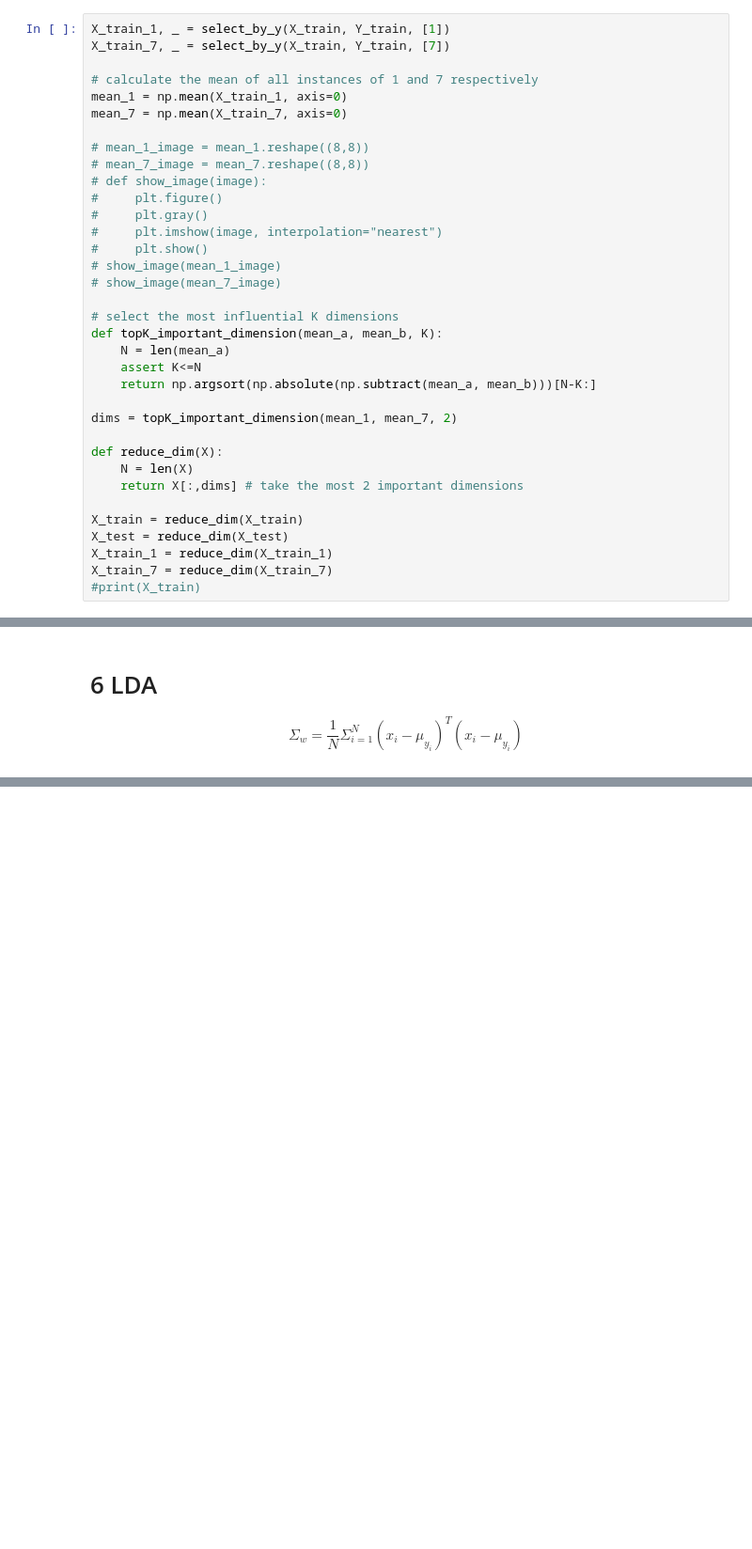
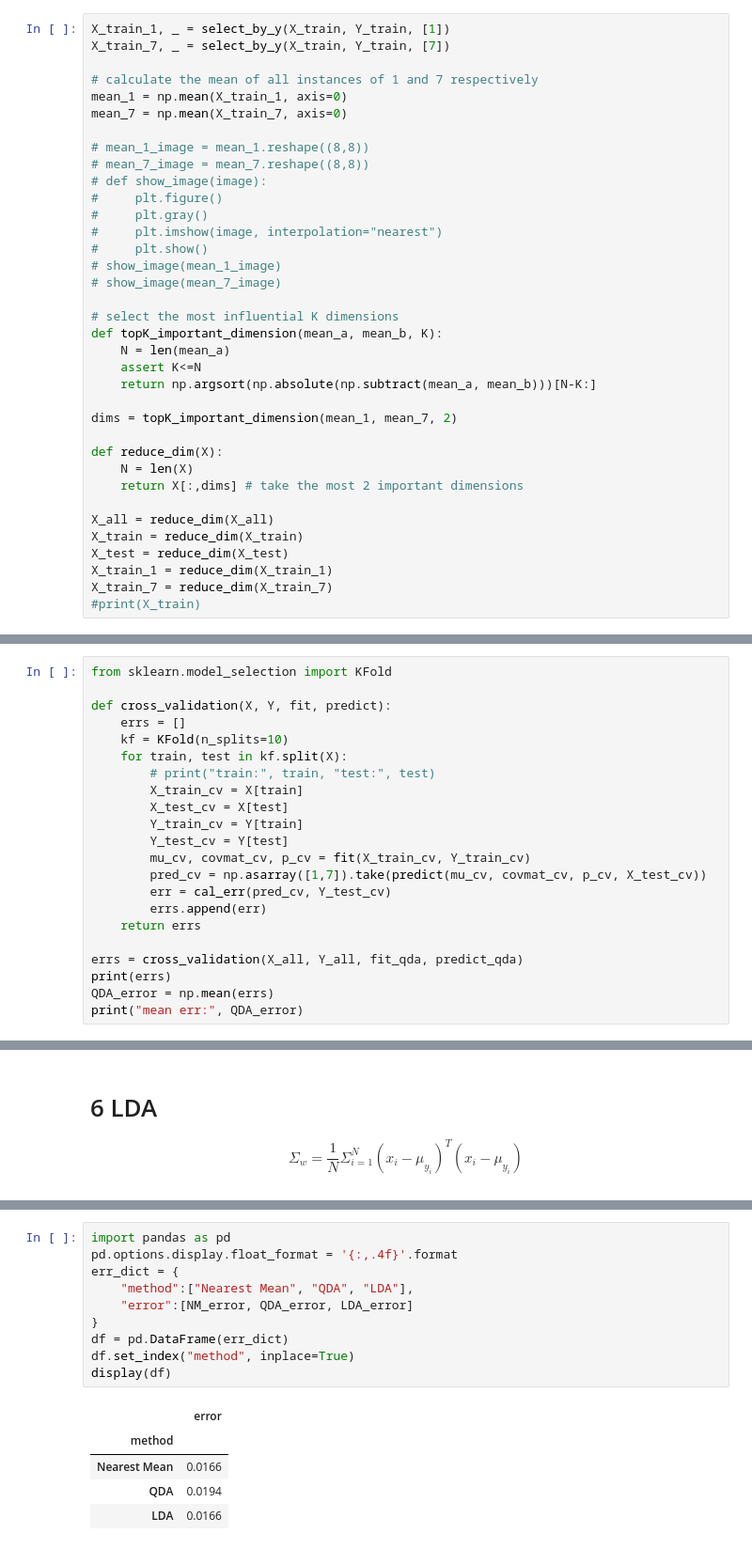
Before and after one commit to gitdxj/QDA-and-LDA, a Jupyter notebook: solution.ipynb, the cells around one changed output, grey strips where cells are left out. Shown at 94% size. Drawn from its saved outputs; the diff is of its cells as text; blank space fills up the shorter version.

```diff
--- a/solution.ipynb
+++ b/solution.ipynb
@@ -86,6 +86,7 @@ def reduce_dim(X):
     N = len(X)
     return X[:,dims] # take the most 2 important dimensions
 
+X_all = reduce_dim(X_all)
 X_train = reduce_dim(X_train)
 X_test = reduce_dim(X_test)
 X_train_1 = reduce_dim(X_train_1)
@@ -256,0 +311,22 @@ plt.show()
+# %%
+from sklearn.model_selection import KFold
+
+def cross_validation(X, Y, fit, predict):
+    errs = []
+    kf = KFold(n_splits=10)
+    for train, test in kf.split(X):
+        # print("train:", train, "test:", test)
+        X_train_cv = X[train]
+        X_test_cv = X[test]
+        Y_train_cv = Y[train]
+        Y_test_cv = Y[test]
+        mu_cv, covmat_cv, p_cv = fit(X_train_cv, Y_train_cv)
+        pred_cv = np.asarray([1,7]).take(predict(mu_cv, covmat_cv, p_cv, X_test_cv))
+        err = cal_err(pred_cv, Y_test_cv)
+        errs.append(err)
+    return errs
+
+errs = cross_validation(X_all, Y_all, fit_qda, predict_qda)
+print(errs)
+QDA_error = np.mean(errs)
+print("mean err:", QDA_error)
@@ -316,0 +440,16 @@ plt.show()
+# %%
+import pandas as pd
+pd.options.display.float_format = '{:,.4f}'.format
+err_dict = {
+    "method":["Nearest Mean", "QDA", "LDA"],
+    "error":[NM_error, QDA_error, LDA_error]
+}
+df = pd.DataFrame(err_dict)
+df.set_index("method", inplace=True)
+display(df)
+# %% [output]
+|  | error |
+| method |  |
+| Nearest Mean | 0.0166 |
+| QDA | 0.0194 |
+| LDA | 0.0166 |
```
Also changed, not shown: parts of 16 cells of this notebook.
